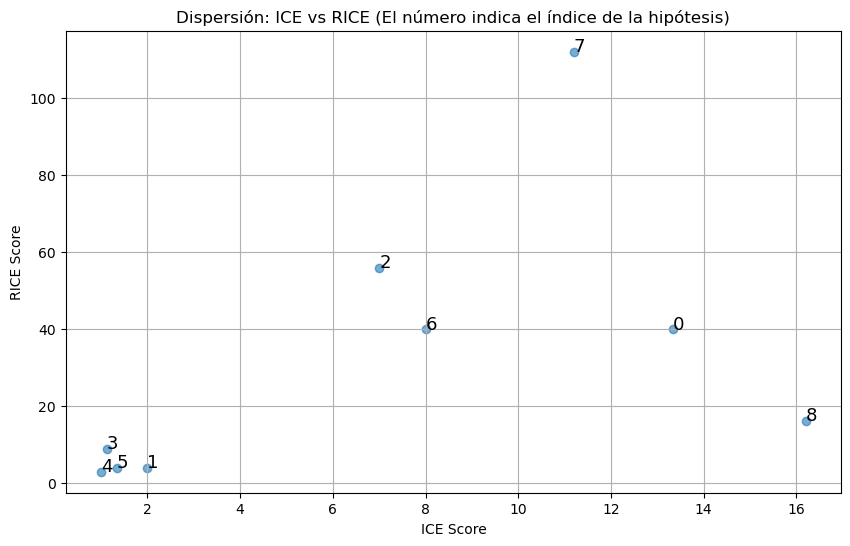
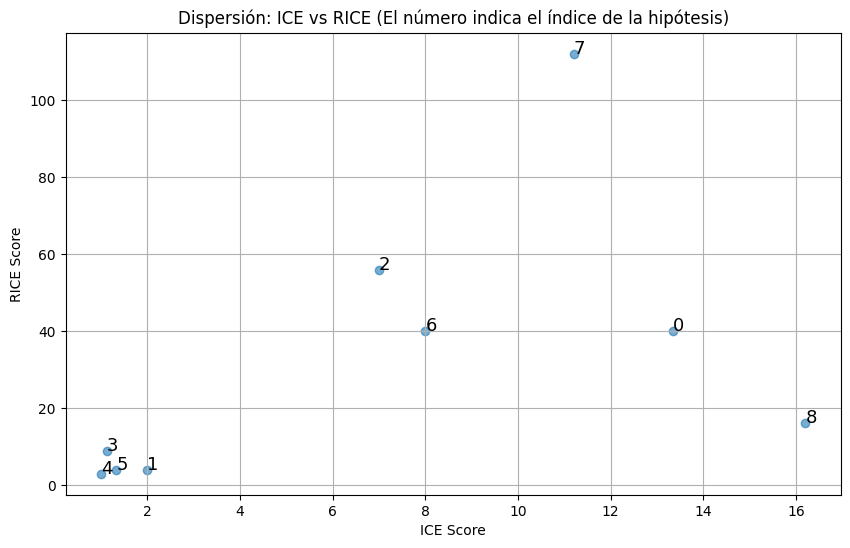
Unified diff of the notebook cell whose output changed from the first chart to the second:
--- before
+++ after
@@ -23,3 +23,4 @@
 plt.title('Dispersión: ICE vs RICE (El número indica el índice de la hipótesis)')
 plt.grid(True)
+plt.savefig('images/01_ice_vs_rice_scatter.png', dpi=150, bbox_inches='tight')  # Guardar la figura en la carpeta 'images'
 plt.show()

Commit: feat: Editar gráfico para mayor interpretación